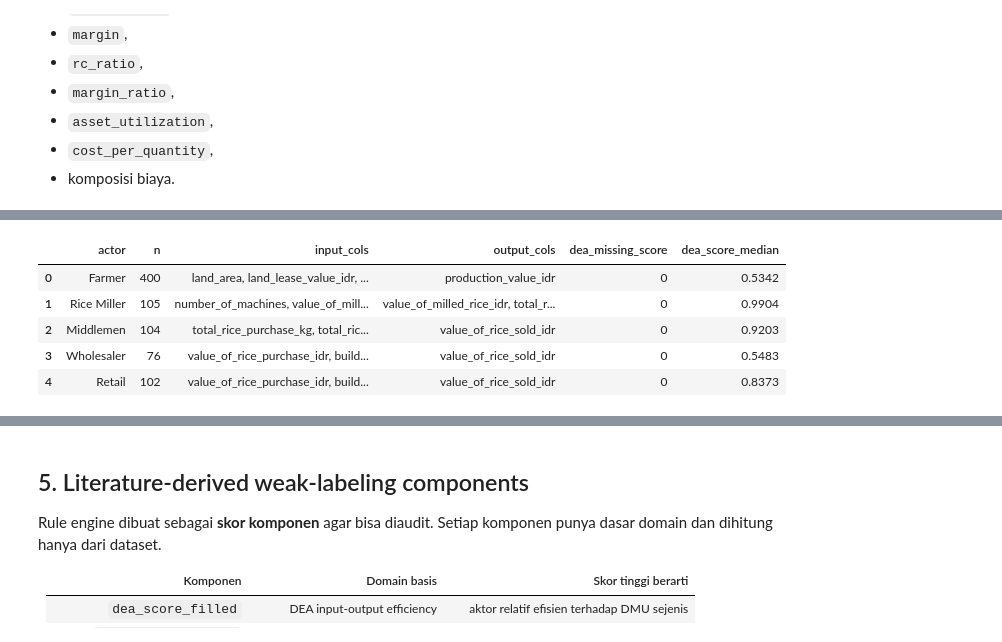
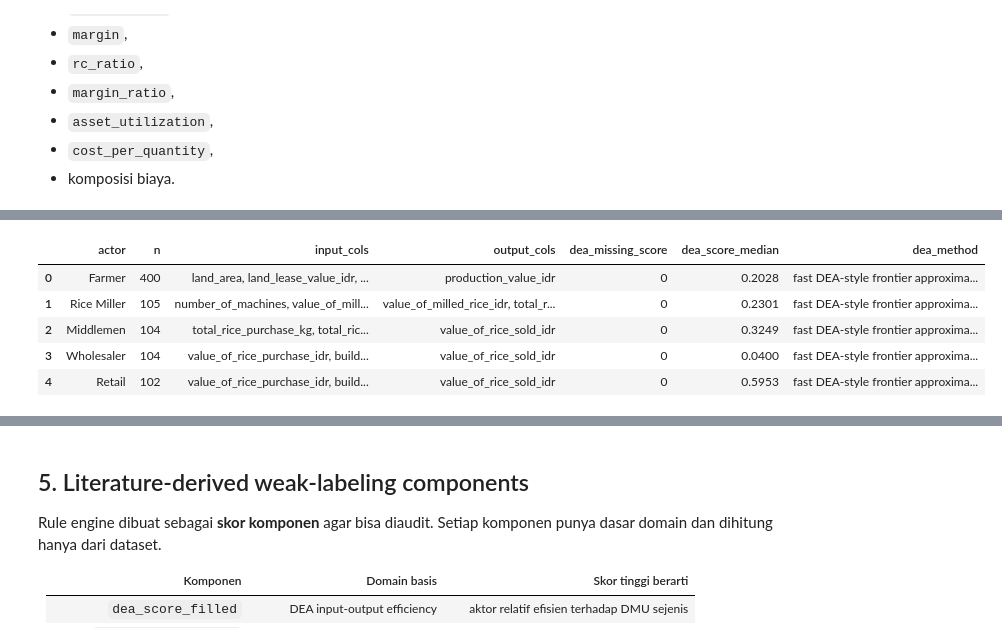
Before and after one commit to Ditt-A/RiceGuard, a Jupyter notebook: 02_preprocessing_pseudo_labeling.ipynb, the cells around one changed output, grey strips where cells are left out. Cells and saved outputs as stored; diff of their text form; code cells hidden in the pictures.

```diff
--- a/02_preprocessing_pseudo_labeling.ipynb
+++ b/02_preprocessing_pseudo_labeling.ipynb
@@ -380,17 +405,22 @@ Interpretasi:
 # %%
+
 def _safe_scale_matrix(M):
     M = np.asarray(M, dtype=float)
     M = np.where(np.isfinite(M), M, np.nan)
-    M = np.where(M <= 0, np.nan, M)
+    M = np.where(M < 0, np.nan, M)
     med = np.nanmedian(M, axis=0)
     med = np.where((~np.isfinite(med)) | (med <= 0), 1.0, med)
     M = np.where(np.isnan(M), med, M)
-    M = np.where(M <= 0, 1e-6, M)
+    M = np.where(M < 0, 0, M)
     return M / med
 
-def dea_bcc_input_oriented(group, input_cols, output_cols):
-    """Simple BCC input-oriented DEA using scipy linprog.
-    Score is theta in [0,1]. Higher is better.
+def dea_style_frontier_score(group, input_cols, output_cols):
+    """Fast input-output frontier approximation.
+
+    Higher output index and lower input index produce higher efficiency.
+    Scores are normalized by the best DMU within the same actor, so the
+    actor-level frontier receives score 1. This is a DEA-style proxy rather
+    than exact CCR/BCC linear-programming DEA.
     """
     if len(group) < 2 or len(input_cols) == 0 or len(output_cols) == 0:
         return np.full(len(group), np.nan)
@@ -400,52 +430,24 @@ def dea_bcc_input_oriented(group, input_cols, output_cols):
     X = _safe_scale_matrix(X)
     Y = _safe_scale_matrix(Y)
 
-    n = len(group)
-    scores = []
-    for o in range(n):
-        # Variables: lambdas for all DMUs + theta
-        c = np.zeros(n + 1)
-        c[-1] = 1.0
+    input_index = np.nanmean(X, axis=1)
+    output_index = np.nanmean(Y, axis=1)
+    raw_eff = output_index / np.where(input_index <= 0, np.nan, input_index)
+    raw_eff = np.where(np.isfinite(raw_eff), raw_eff, np.nan)
 
-        A_ub, b_ub = [], []
-        # Input constraints: sum lambda*x_i <= theta*x_io
-        for i in range(X.shape[1]):
-            row = np.zeros(n + 1)
-            row[:n] = X[:, i]
-            row[-1] = -X[o, i]
-            A_ub.append(row)
-            b_ub.append(0.0)
-        # Output constraints: sum lambda*y_r >= y_ro -> -sum lambda*y_r <= -y_ro
-        for r in range(Y.shape[1]):
-            row = np.zeros(n + 1)
-            row[:n] = -Y[:, r]
-            A_ub.append(row)
-            b_ub.append(-Y[o, r])
-
-        # BCC convexity constraint: sum lambda = 1
-        A_eq = np.zeros((1, n + 1))
-        A_eq[0, :n] = 1.0
-        b_eq = np.array([1.0])
-        bounds = [(0, None)] * n + [(0, 1)]
-
-        try:
-            res = linprog(c, A_ub=np.array(A_ub), b_ub=np.array(b_ub),
-                          A_eq=A_eq, b_eq=b_eq, bounds=bounds, method='highs')
-            score = float(res.x[-1]) if res.success else np.nan
-        except Exception:
-            score = np.nan
-        scores.append(score)
-
-    return np.clip(np.array(scores, dtype=float), 0, 1)
+    frontier = np.nanmax(raw_eff)
+    if not np.isfinite(frontier) or frontier <= 0:
+        return np.full(len(group), np.nan)
+    return np.clip(raw_eff / frontier, 0, 1)
 
 feat['dea_score'] = np.nan
 dea_audit = []
 for actor, g in feat.groupby('actor', sort=False):
-    cfg = ACTOR_CONFIG[actor]
+    cfg = ACTOR_CONFIG.get(actor, {})
     input_cols = [c for c in cfg.get('dea_inputs', []) if c in g.columns]
     output_cols = [c for c in cfg.get('dea_outputs', []) if c in g.columns]
-    print(f'DEA {actor}: n={len(g)}, inputs={len(input_cols)}, outputs={len(output_cols)}')
-    scores = dea_bcc_input_oriented(g, input_cols, output_cols)
+    print(f'DEA-style {actor}: n={len(g)}, inputs={len(input_cols)}, outputs={len(output_cols)}')
+    scores = dea_style_frontier_score(g, input_cols, output_cols)
     feat.loc[g.index, 'dea_score'] = scores
     dea_audit.append({
         'actor': actor,
@@ -454,6 +456,7 @@ for actor, g in feat.groupby('actor', sort=False):
         'output_cols': ', '.join(output_cols),
         'dea_missing_score': int(pd.isna(scores).sum()),
         'dea_score_median': float(np.nanmedian(scores)) if np.isfinite(np.nanmedian(scores)) else np.nan,
+        'dea_method': 'fast DEA-style frontier approximation; not exact CCR/BCC LP DEA'
     })
 
 dea_audit = pd.DataFrame(dea_audit)
@@ -469,8 +472,8 @@ DEA Retail: n=102, inputs=4, outputs=1
-|  | actor | n | input_cols | output_cols | dea_missing_score | dea_score_median |
-| 0 | Farmer | 400 | land_area, land_lease_value_idr, ... | production_value_idr | 0 | 0.5342 |
-| 1 | Rice Miller | 105 | number_of_machines, value_of_mill... | value_of_milled_rice_idr, total_r... | 0 | 0.9904 |
-| 2 | Middlemen | 104 | total_rice_purchase_kg, total_ric... | value_of_rice_sold_idr | 0 | 0.9203 |
-| 3 | Wholesaler | 76 | value_of_rice_purchase_idr, build... | value_of_rice_sold_idr | 0 | 0.5483 |
-| 4 | Retail | 102 | value_of_rice_purchase_idr, build... | value_of_rice_sold_idr | 0 | 0.8373 |
+|  | actor | n | input_cols | output_cols | dea_missing_score | dea_score_median | dea_method |
+| 0 | Farmer | 400 | land_area, land_lease_value_idr, ... | production_value_idr | 0 | 0.2028 | fast DEA-style frontier approxima... |
+| 1 | Rice Miller | 105 | number_of_machines, value_of_mill... | value_of_milled_rice_idr, total_r... | 0 | 0.2301 | fast DEA-style frontier approxima... |
+| 2 | Middlemen | 104 | total_rice_purchase_kg, total_ric... | value_of_rice_sold_idr | 0 | 0.3249 | fast DEA-style frontier approxima... |
+| 3 | Wholesaler | 104 | value_of_rice_purchase_idr, build... | value_of_rice_sold_idr | 0 | 0.0400 | fast DEA-style frontier approxima... |
+| 4 | Retail | 102 | value_of_rice_purchase_idr, build... | value_of_rice_sold_idr | 0 | 0.5953 | fast DEA-style frontier approxima... |
 |  | count | mean | std | min | 25% | 50% | 75% | max |
 | actor |  |  |  |  |  |  |  |  |
```
Also changed, not shown: parts of 13 cells of this notebook, 44 other files.
